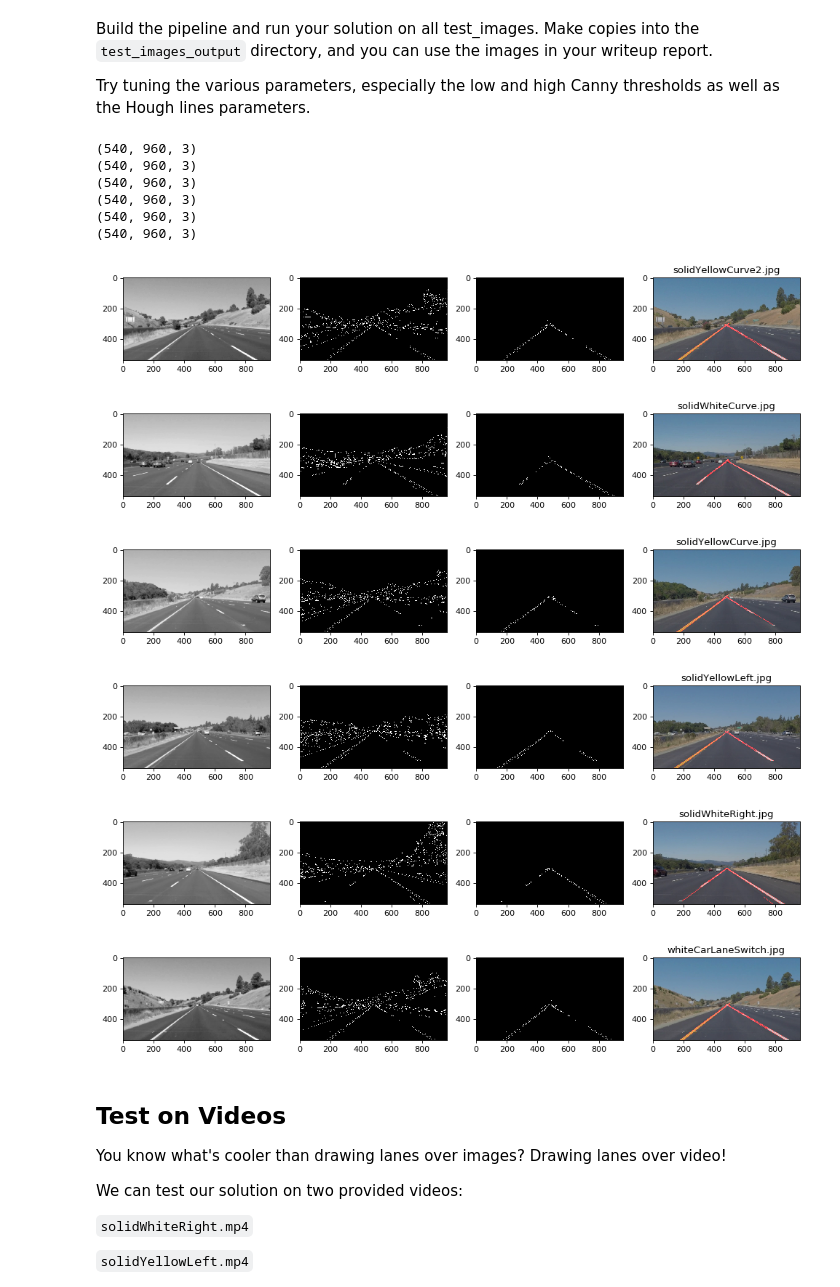
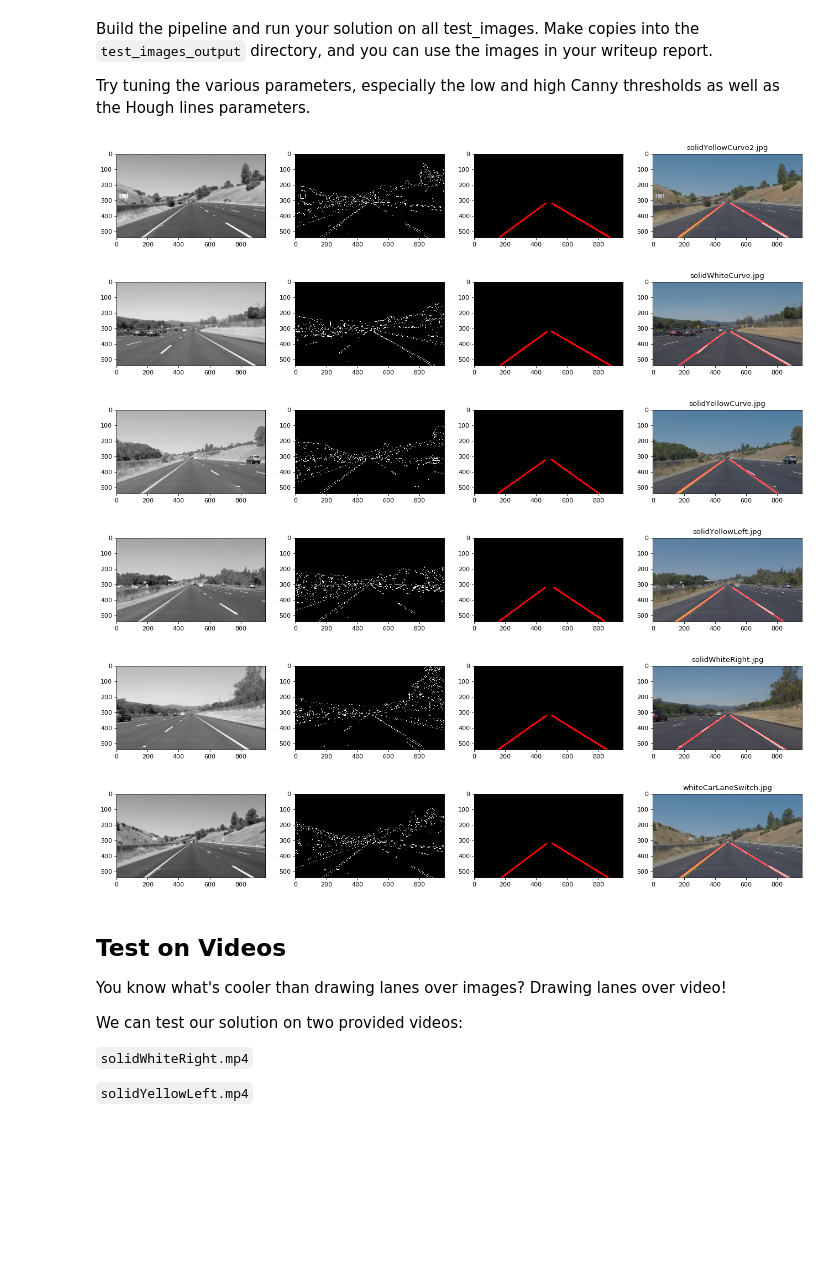
Before and after one commit to achrusciel/udacity01_detect_lines, a Jupyter notebook: P1.ipynb, the cells around one changed output. Saved outputs shown, nothing was run; the diff lists cells and outputs as text; code cells hidden in the pictures; blank space fills up the shorter version.

```diff
--- a/P1.ipynb
+++ b/P1.ipynb
@@ -215,8 +274,8 @@ ignore_mask_color = 255
 rho = 1 # distance resolution in pixels of the Hough grid
 theta = np.pi/180 # angular resolution in radians of the Hough grid
 threshold = 50     # minimum number of votes (intersections in Hough grid cell)
-min_line_length = 10 #minimum number of pixels making up a line
-max_line_gap = 130    # maximum gap in pixels between connectable line segments
+min_line_length = 20 #minimum number of pixels making up a line
+max_line_gap = 30    # maximum gap in pixels between connectable line segments
 # %%
 plt.ion()
 images_list = os.listdir("test_images/")
@@ -226,51 +285,50 @@ for i in images_list:
     gray = grayscale(image)
     blur_gray = gaussian_blur(gray, kernel_size)
     edges = canny(blur_gray, low_threshold, high_threshold)
 
     # 2) Select area of interest
     imshape = image.shape
-    print(imshape)
+    #print(imshape)
     ### TODO when time left, check how to plot the polygon on the images and fine tune those parameters manually
-    vertices = np.array([[(110,imshape[0]),(500, 280), (imshape[1]-500, 280), (imshape[1]-20,imshape[0])]], dtype=np.int32)
+    vertices = np.array([[(150,imshape[0]),(430, 320), (imshape[1]-430, 320), (imshape[1]-80,imshape[0])]], dtype=np.int32)
     masked_image = region_of_interest(edges, vertices)
 
     #3) Apply Hough Lines algorithm
     line_img = hough_lines(masked_image, rho, theta, threshold, min_line_length, max_line_gap)
 
     #4) Weighted Image
     result = weighted_img(line_img, image)
-
-
+    image_to_write = cv2.cvtColor(result, cv2.COLOR_RGB2BGR)
+    cv2.imwrite("test_images_output/"+"out2"+i, image_to_write)
 
 
     ## Debug
-    plt.figure(figsize=(15, 15), dpi=80)
+    #print(line_img.shape[0])
+    #print("---")
+    #print(lines)
+    #print(type(lines[0][0][0]))
+    plt.figure(figsize=(20, 20), dpi=80)
     plt.subplot(141)
     plt.imshow(blur_gray, cmap='Greys_r')
     plt.subplot(142)
     plt.imshow(edges, cmap='Greys_r')
     plt.subplot(143)
-    plt.imshow(masked_image, cmap='Greys_r')
+    plt.imshow(line_img, cmap='Greys_r')
     plt.subplot(144)
     plt.imshow(result, cmap='Greys_r')
     plt.title(i)
+    plt.savefig("test_images_output/"+"out2"+i)
     #plt.scatter()
     #print(vertices)
     #print('---')
     #print(vertices[0])
 # %% [output]
-(540, 960, 3)
-(540, 960, 3)
-(540, 960, 3)
-(540, 960, 3)
-(540, 960, 3)
-(540, 960, 3)
-[figure, old version]
+[figure, new version]
-[figure, old version]
+[figure, new version]
-[figure, old version]
+[figure, new version]
-[figure, old version]
+[figure, new version]
-[figure, old version]
+[figure, new version]
-[figure, old version]
+[figure, new version]
 # %% [markdown]
 ## Test on Videos
 
```
Also changed, not shown: parts of 10 cells of this notebook, 16 other files.
